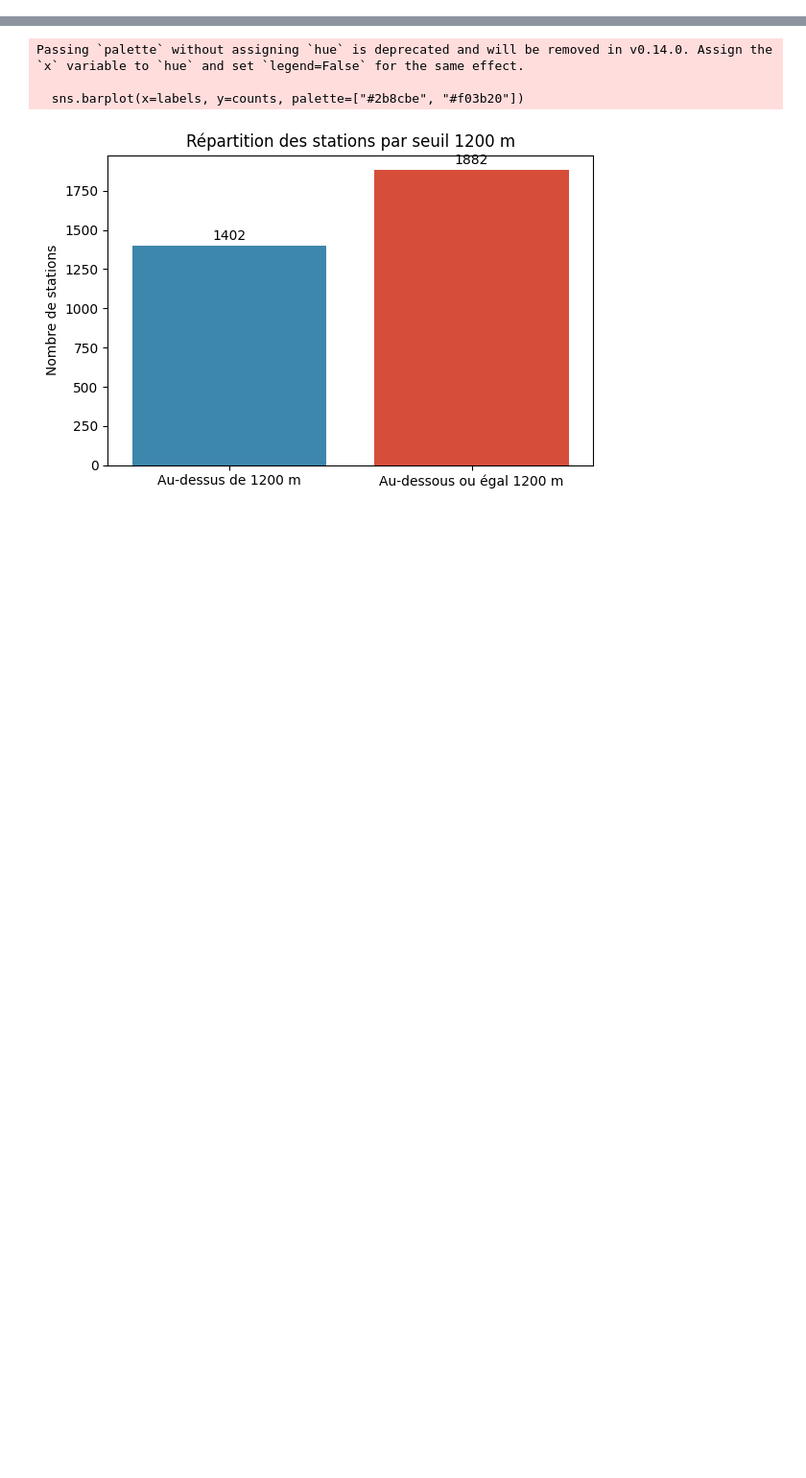
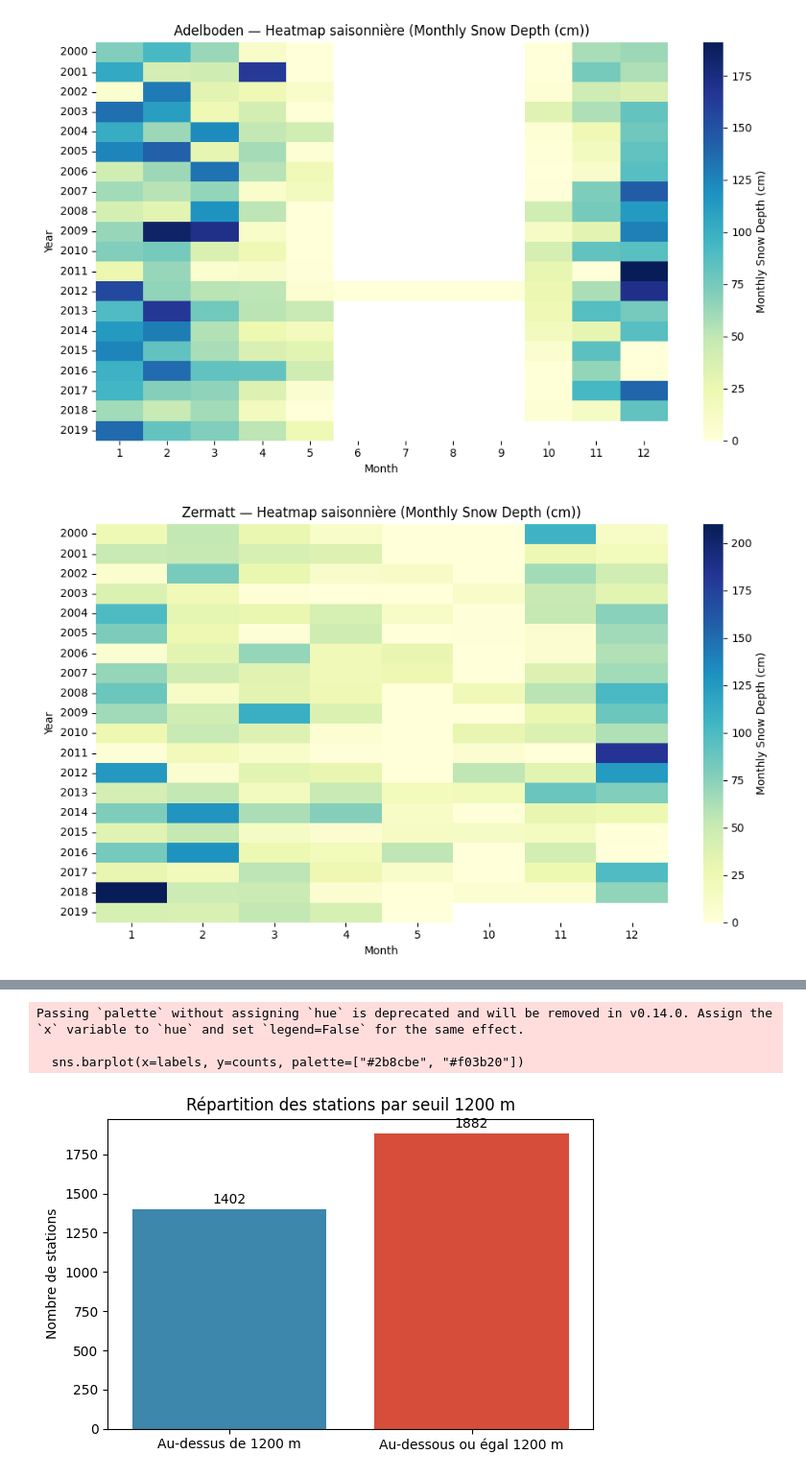
Before and after one commit to rsladky/DashBoard_DataScience, a Jupyter notebook: dashboard/notebooks/notebook.ipynb, the cells around one changed output, grey strips where cells are left out. Shown at 96% size. Saved outputs shown, nothing was run; the diff lists cells and outputs as text; code cells hidden in the pictures; blank space fills up the shorter version.

```diff
--- a/dashboard/notebooks/notebook.ipynb
+++ b/dashboard/notebooks/notebook.ipynb
@@ -180,0 +191,10 @@ count_rows_where_column_less_than("ski-resorts.csv", "elevation_top_m", 1200, re
+# %%
+plot_station_seasonal_heatmap("Adelboden")
+plot_station_seasonal_heatmap("Zermatt")
+plot_station_timeseries("Adelboden")
+plot_station_timeseries("Zermatt")
+plot_station_timeseries("Adelboden", col="Days where AVG Temp < 0C")
+plot_station_timeseries("Zermatt", col="Days where AVG Temp < 0C")
+# %% [output]
+[figure, added]
+[figure, added]
```
Also changed, not shown: parts of 4 cells of this notebook, 5 other files.
